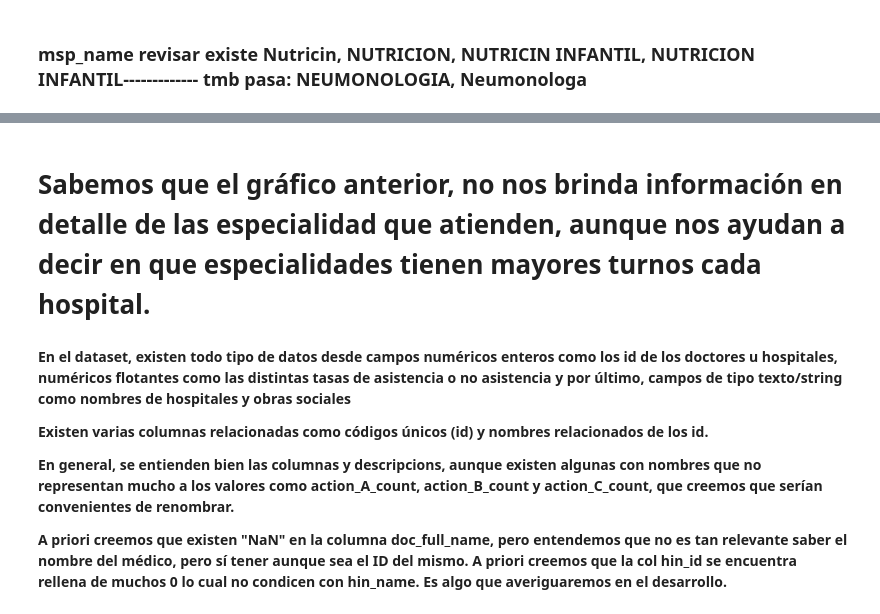
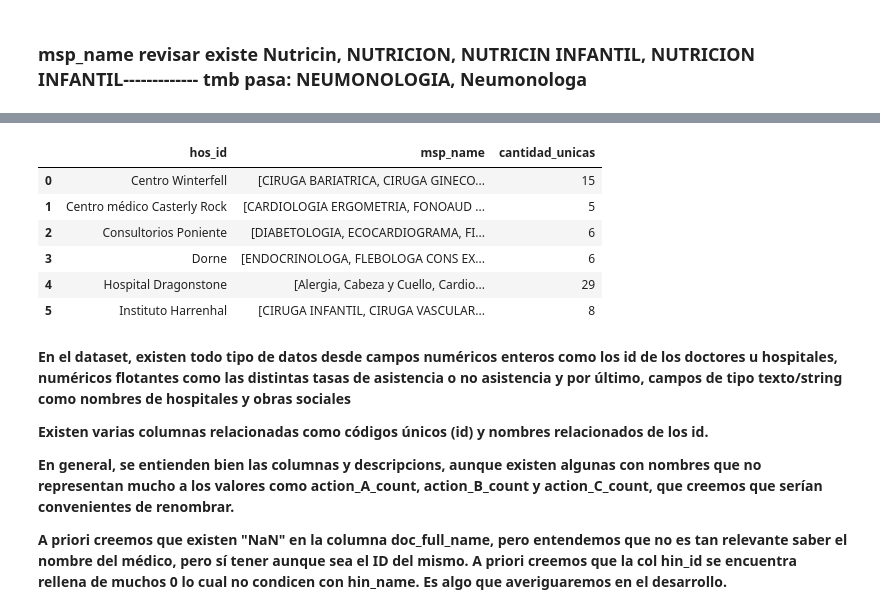
Before and after one commit to manufabregas/Dataset-Asistencia-a-turnos-m-dicos, a Jupyter notebook: Práctico_1_Análisis_y_visualización_de_datos.ipynb, the cells around one changed output, grey strips where cells are left out. Saved outputs shown, nothing was run; the diff lists cells and outputs as text; code cells hidden in the pictures.

```diff
--- a/Práctico_1_Análisis_y_visualización_de_datos.ipynb
+++ b/Práctico_1_Análisis_y_visualización_de_datos.ipynb
@@ -266,0 +315,5 @@ El hospital con más heq_id es: Instituto Harrenhal con 10 heq_id.
+# %%
+#Analizaremos los hospitales y sus especialidades en detalle
+cant_especialidad=especialidad_turnos.copy().groupby(['hos_id','msp_name'],as_index=False)['app_start_dt'].count()
+cant_especialidad=cant_especialidad.groupby(['hos_id'],as_index=False)['msp_name'].count()
+cant_especialidad.head(5)
@@ -266,0 +327,3 @@ El hospital con más heq_id es: Instituto Harrenhal con 10 heq_id.
+# %%
+#Analizaremos las especialidades por cada hospital
+espec_unicas = cant_especialidad.copy()[['hos_id', 'msp_name']]
@@ -341,5 +344,21 @@ fig.update_layout(xaxis_title="Cantidad de turnos", yaxis_title="ID de hospital"
-# %% [markdown]
-# **Sabemos que el gráfico anterior, no nos brinda información en detalle de las especialidad que atienden, aunque nos ayudan a decir en que especialidades tienen mayores turnos cada hospital.**
+# %%
+#Contamos las especialidades únicas como están en el dataframe y nos quedamos con las que sean únicas (igual a 1) y las hacemos lista, para luego filtrarlas del df:
+especialidades_conteo = espec_unicas['msp_name'].value_counts()
+especialidades_unicas = especialidades_conteo[especialidades_conteo == 1].index
+espec_unicas = espec_unicas[espec_unicas['msp_name'].isin(especialidades_unicas)]
+
+# Agrupamos por hospital las especialidades únicas
+espec_unicas_por_hospital = espec_unicas.groupby('hos_id')['msp_name'].unique().reset_index()
+espec_unicas_por_hospital['cantidad_unicas'] = espec_unicas_por_hospital['msp_name'].apply(len)
+espec_unicas_por_hospital.sort_val
+# %% [output]
+|  | hos_id | msp_name | cantidad_unicas |
+| 0 | Centro Winterfell | [CIRUGA BARIATRICA, CIRUGA GINECO... | 15 |
+| 1 | Centro médico Casterly Rock | [CARDIOLOGIA ERGOMETRIA, FONOAUD ... | 5 |
+| 2 | Consultorios Poniente | [DIABETOLOGIA, ECOCARDIOGRAMA, FI... | 6 |
+| 3 | Dorne | [ENDOCRINOLOGA, FLEBOLOGA CONS EX... | 6 |
+| 4 | Hospital Dragonstone | [Alergia, Cabeza y Cuello, Cardio... | 29 |
+| 5 | Instituto Harrenhal | [CIRUGA INFANTIL, CIRUGA VASCULAR... | 8 |
 # %% [markdown]
 **En el dataset, existen todo tipo de datos desde campos numéricos enteros como los id de los doctores u hospitales, numéricos flotantes como las distintas tasas de asistencia o no asistencia y por último, campos de tipo texto/string como nombres de hospitales y obras sociales**
 
```
Also changed, not shown: parts of 14 cells of this notebook.
